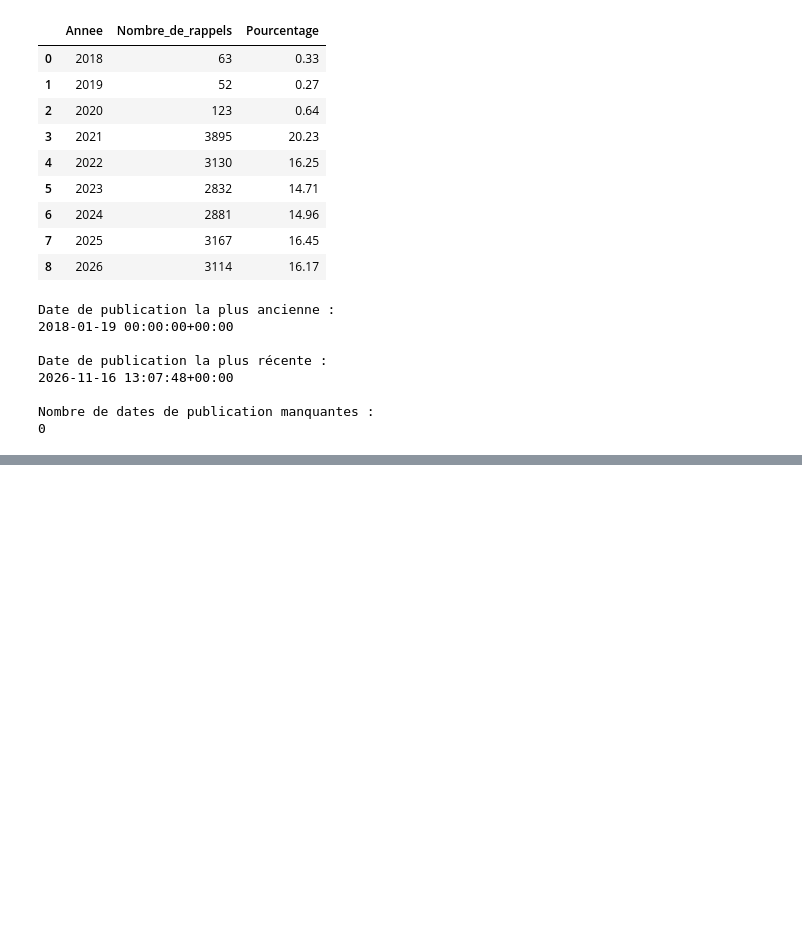
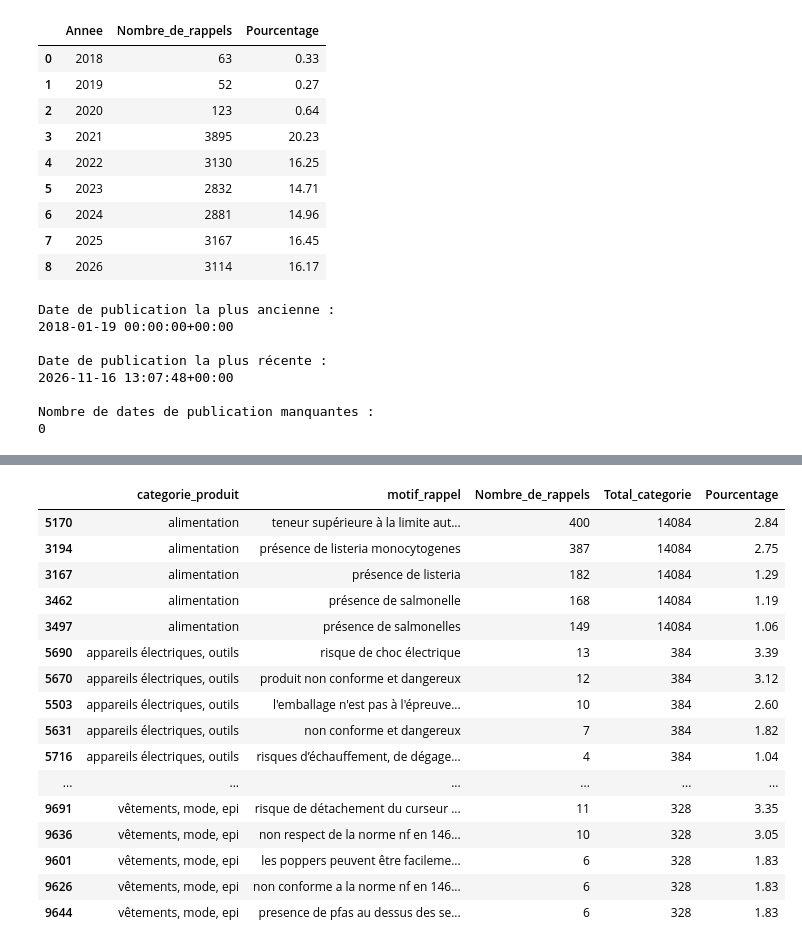
Before and after one commit to Kate-Parker/data_m2, a Jupyter notebook: notebook/nettoyage_donnees.ipynb, the cells around one changed output, grey strips where cells are left out. Saved outputs shown, nothing was run; the diff lists cells and outputs as text; code cells hidden in the pictures; blank space fills up the shorter version.

```diff
--- a/notebook/nettoyage_donnees.ipynb
+++ b/notebook/nettoyage_donnees.ipynb
@@ -514,0 +645,15 @@ Nombre de dates de publication manquantes :
+# %%
+# BM5 - Association entre catégories de produits et motifs de rappel
+
+df_bm5 = df[
+    df["categorie_produit"].notna() &
+    df["motif_rappel"].notna()
+].copy()
+
+print("Dimensions du dataset BM5 :", df_bm5.shape)
+
+print("Valeurs manquantes dans categorie_produit :",
+      df_bm5["categorie_produit"].isna().sum())
+
+print("Valeurs manquantes dans motif_rappel :",
+      df_bm5["motif_rappel"].isna().sum())
@@ -514,0 +689,52 @@ Nombre de dates de publication manquantes :
+# %%
+# Nombre de rappels par catégorie et par motif
+associations_bm5 = (
+    df_bm5
+    .groupby(["categorie_produit", "motif_rappel"])
+    .size()
+    .reset_index(name="Nombre_de_rappels")
+)
+
+# Total de rappels pour chaque catégorie
+associations_bm5["Total_categorie"] = (
+    associations_bm5
+    .groupby("categorie_produit")["Nombre_de_rappels"]
+    .transform("sum")
+)
+
+# Pourcentage du motif dans sa catégorie
+associations_bm5["Pourcentage"] = (
+    associations_bm5["Nombre_de_rappels"]
+    / associations_bm5["Total_categorie"]
+) * 100
+
+# Les 5 motifs les plus fréquents par catégorie
+top_motifs_par_categorie = (
+    associations_bm5
+    .sort_values(
+        ["categorie_produit", "Nombre_de_rappels"],
+        ascending=[True, False]
+    )
+    .groupby("categorie_produit")
+    .head(5)
+)
+
+display(top_motifs_par_categorie.round(2))
+# %% [output]
+|  | categorie_produit | motif_rappel | Nombre_de_rappels | Total_categorie | Pourcentage |
+| 5170 | alimentation | teneur supérieure à la limite aut... | 400 | 14084 | 2.84 |
+| 3194 | alimentation | présence de listeria monocytogenes | 387 | 14084 | 2.75 |
+| 3167 | alimentation | présence de listeria | 182 | 14084 | 1.29 |
+| 3462 | alimentation | présence de salmonelle | 168 | 14084 | 1.19 |
+| 3497 | alimentation | présence de salmonelles | 149 | 14084 | 1.06 |
+| 5690 | appareils électriques, outils | risque de choc électrique | 13 | 384 | 3.39 |
+| 5670 | appareils électriques, outils | produit non conforme et dangereux | 12 | 384 | 3.12 |
+| 5503 | appareils électriques, outils | l'emballage n'est pas à l'épreuve... | 10 | 384 | 2.60 |
+| 5631 | appareils électriques, outils | non conforme et dangereux | 7 | 384 | 1.82 |
+| 5716 | appareils électriques, outils | risques d’échauffement, de dégage... | 4 | 384 | 1.04 |
+| ... | ... | ... | ... | ... | ... |
+| 9691 | vêtements, mode, epi | risque de détachement du curseur ... | 11 | 328 | 3.35 |
+| 9636 | vêtements, mode, epi | non respect de la norme nf en 146... | 10 | 328 | 3.05 |
+| 9601 | vêtements, mode, epi | les poppers peuvent être facileme... | 6 | 328 | 1.83 |
+| 9626 | vêtements, mode, epi | non conforme a la norme nf en 146... | 6 | 328 | 1.83 |
+| 9644 | vêtements, mode, epi | presence de pfas au dessus des se... | 6 | 328 | 1.83 |
```
Also changed, not shown: parts of 5 cells of this notebook, 1 other file.
